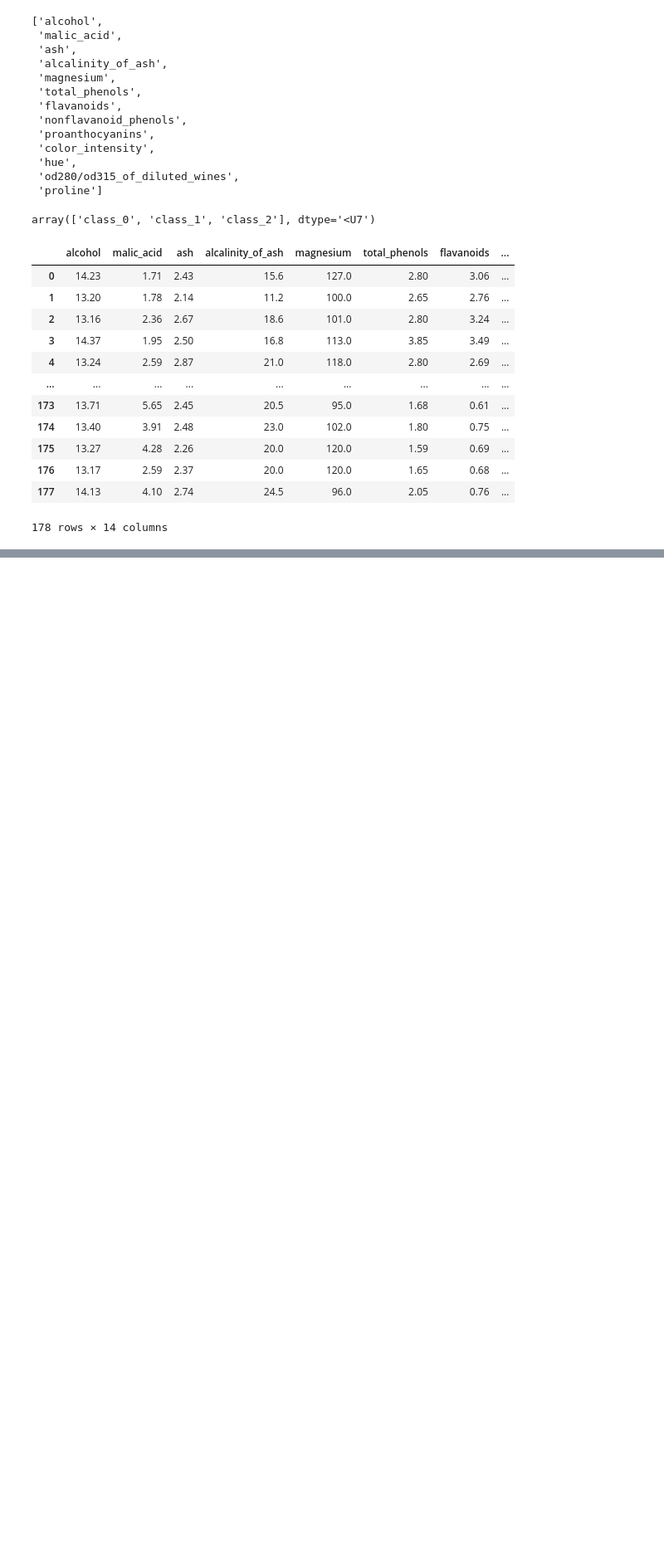
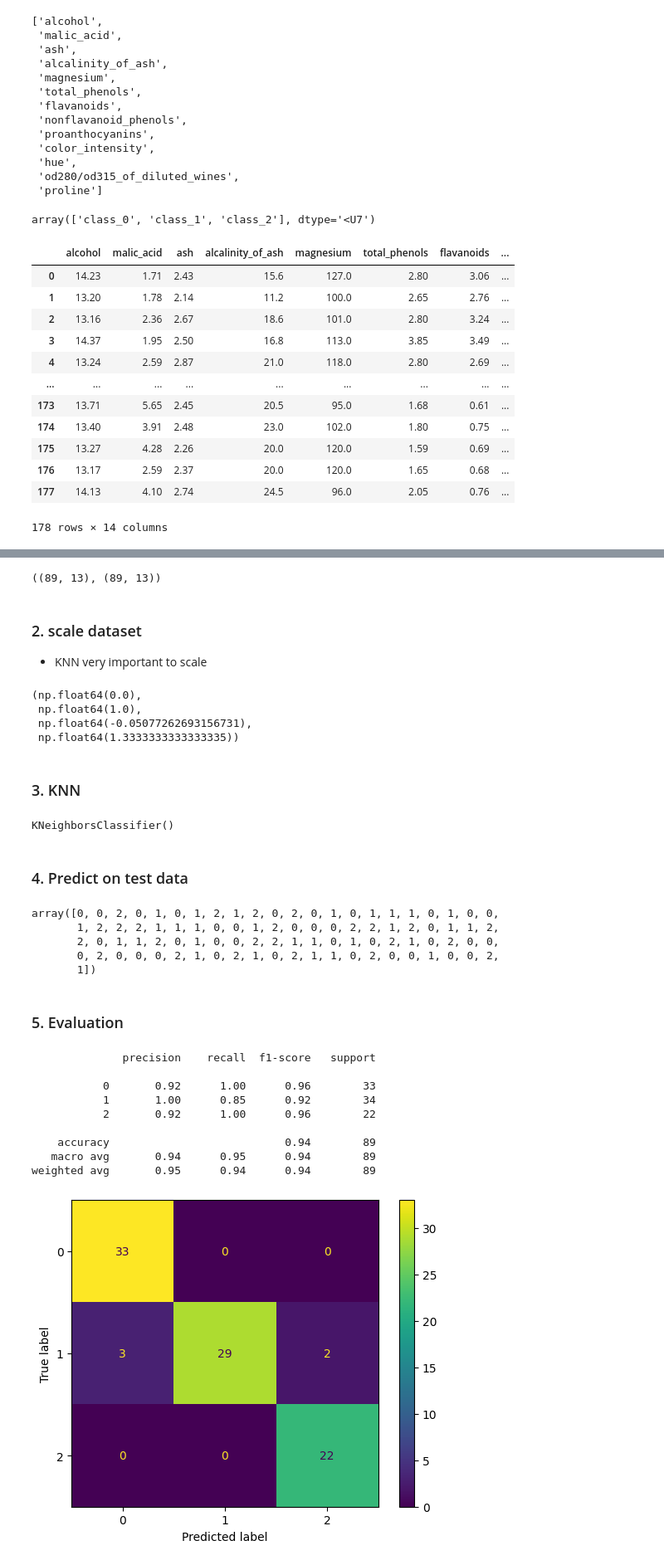
Before and after one commit to omeraytug/machine_learning_omeraytug_mlops25, a Jupyter notebook: code-alongs/05_knn/knn.ipynb, the cells around one changed output, grey strips where cells are left out. Shown at 83% size. Saved outputs shown, nothing was run; the diff lists cells and outputs as text; code cells hidden in the pictures; blank space fills up the shorter version.

```diff
--- a/code-alongs/05_knn/knn.ipynb
+++ b/code-alongs/05_knn/knn.ipynb
@@ -54,0 +97,68 @@ df
+# %%
+from sklearn.model_selection import train_test_split
+
+X_train, X_test, y_train, y_test = train_test_split(
+    X, y, test_size=0.5, random_state=42)
+# %%
+X_train.shape, X_test.shape
+# %% [output]
+((89, 13), (89, 13))
+# %% [markdown]
+### 2. scale dataset
+
+- KNN very important to scale
+# %%
+from sklearn.preprocessing import MinMaxScaler
+
+scaler = MinMaxScaler()
+scaler.fit(X_train)
+
+scaled_X_train = scaler.transform(X_train)
+scaled_X_test = scaler.transform(X_test)
+
+scaled_X_train.min(), scaled_X_train.max(), scaled_X_test.min(),scaled_X_test.max(),
+# %% [output]
+(np.float64(0.0),
+ np.float64(1.0),
+ np.float64(-0.05077262693156731),
+ np.float64(1.3333333333333335))
+# %% [markdown]
+### 3. KNN
+# %%
+from sklearn.neighbors import KNeighborsClassifier
+
+# for simplicity we will go for default
+model = KNeighborsClassifier(n_neighbors=5)
+model.fit(scaled_X_train, y_train)
+# %% [output]
+KNeighborsClassifier()
+# %% [markdown]
+### 4. Predict on test data
+# %%
+y_pred = model.predict(scaled_X_test)
+y_pred
+# %% [output]
+array([0, 0, 2, 0, 1, 0, 1, 2, 1, 2, 0, 2, 0, 1, 0, 1, 1, 1, 0, 1, 0, 0,
+       1, 2, 2, 2, 1, 1, 1, 0, 0, 1, 2, 0, 0, 0, 2, 2, 1, 2, 0, 1, 1, 2,
+       2, 0, 1, 1, 2, 0, 1, 0, 0, 2, 2, 1, 1, 0, 1, 0, 2, 1, 0, 2, 0, 0,
+       0, 2, 0, 0, 0, 2, 1, 0, 2, 1, 0, 2, 1, 1, 0, 2, 0, 0, 1, 0, 0, 2,
+       1])
+# %% [markdown]
+### 5. Evaluation
+# %%
+from sklearn.metrics import confusion_matrix, ConfusionMatrixDisplay, classification_report
+
+cm = confusion_matrix(y_test, y_pred)
+ConfusionMatrixDisplay(cm).plot()
+print(classification_report(y_test, y_pred))
+# %% [output]
+              precision    recall  f1-score   support
+
+           0       0.92      1.00      0.96        33
+           1       1.00      0.85      0.92        34
+           2       0.92      1.00      0.96        22
+
+    accuracy                           0.94        89
+   macro avg       0.94      0.95      0.94        89
+weighted avg       0.95      0.94      0.94        89
+[figure, added]
```
Also changed, not shown: parts of 7 cells of this notebook.
